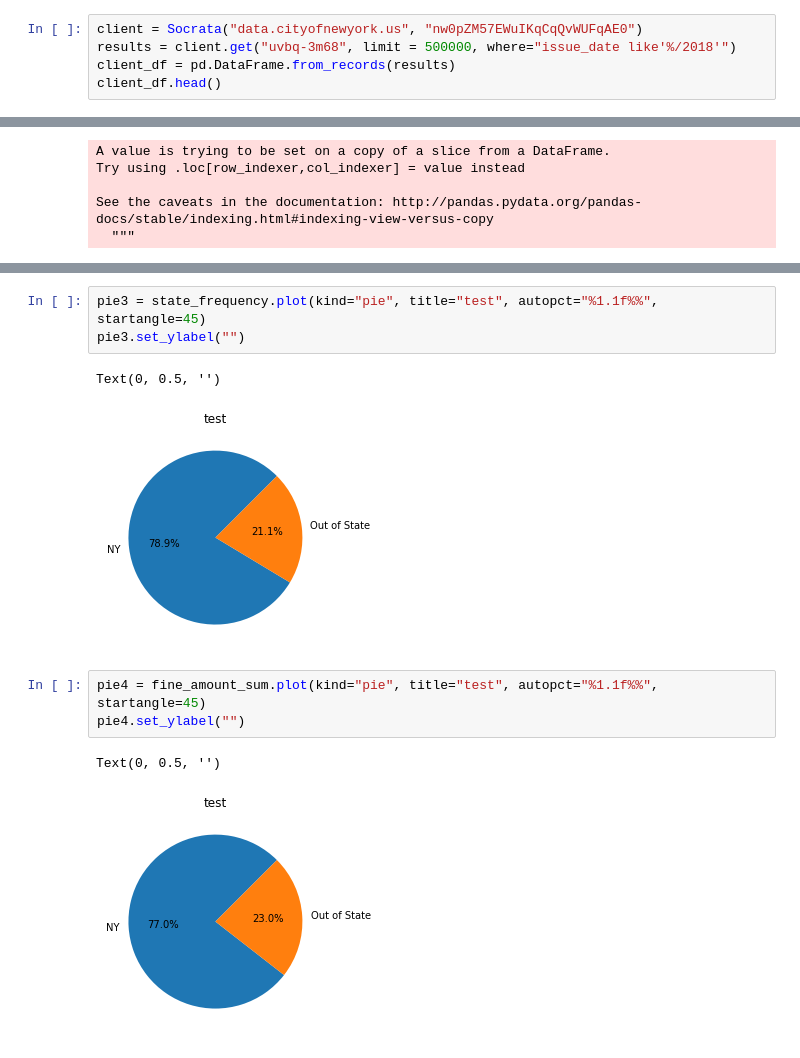
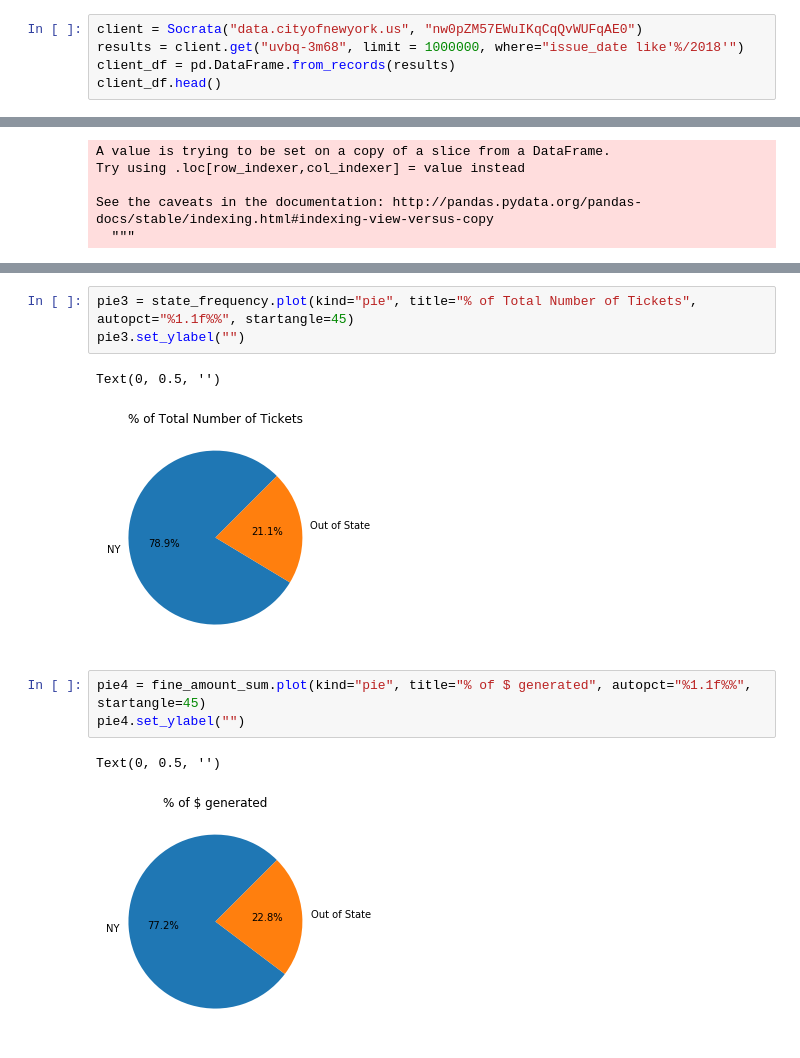
Before and after one commit to jesusbaquiax/github_project_one, a Jupyter notebook: tickets.ipynb, the cells around one changed output, grey strips where cells are left out. Saved outputs shown, nothing was run; the diff lists cells and outputs as text.

```diff
--- a/tickets.ipynb
+++ b/tickets.ipynb
@@ -7,7 +7,7 @@ import numpy as np
 import matplotlib.pyplot as plt
 # %%
 client = Socrata("data.cityofnewyork.us", "nw0pZM57EWuIKqCqQvWUFqAE0")
-results = client.get("uvbq-3m68", limit = 500000, where="issue_date like'%/2018'")
+results = client.get("uvbq-3m68", limit = 1000000, where="issue_date like'%/2018'")
 client_df = pd.DataFrame.from_records(results)
 client_df.head()
 # %% [output]
@@ -202,12 +219,12 @@ state_frequency_sort.head()
 # %%
-pie3 = state_frequency.plot(kind="pie", title="test", autopct="%1.1f%%", startangle=45)
+pie3 = state_frequency.plot(kind="pie", title="% of Total Number of Tickets", autopct="%1.1f%%", startangle=45)
 pie3.set_ylabel("")
 # %% [output]
 Text(0, 0.5, '')
-[figure, old version]
+[figure, new version]
 # %%
-pie4 = fine_amount_sum.plot(kind="pie", title="test", autopct="%1.1f%%", startangle=45)
+pie4 = fine_amount_sum.plot(kind="pie", title="% of $ generated", autopct="%1.1f%%", startangle=45)
 pie4.set_ylabel("")
 # %% [output]
 Text(0, 0.5, '')
-[figure, old version]
+[figure, new version]
```
Also changed, not shown: parts of 18 cells of this notebook.
